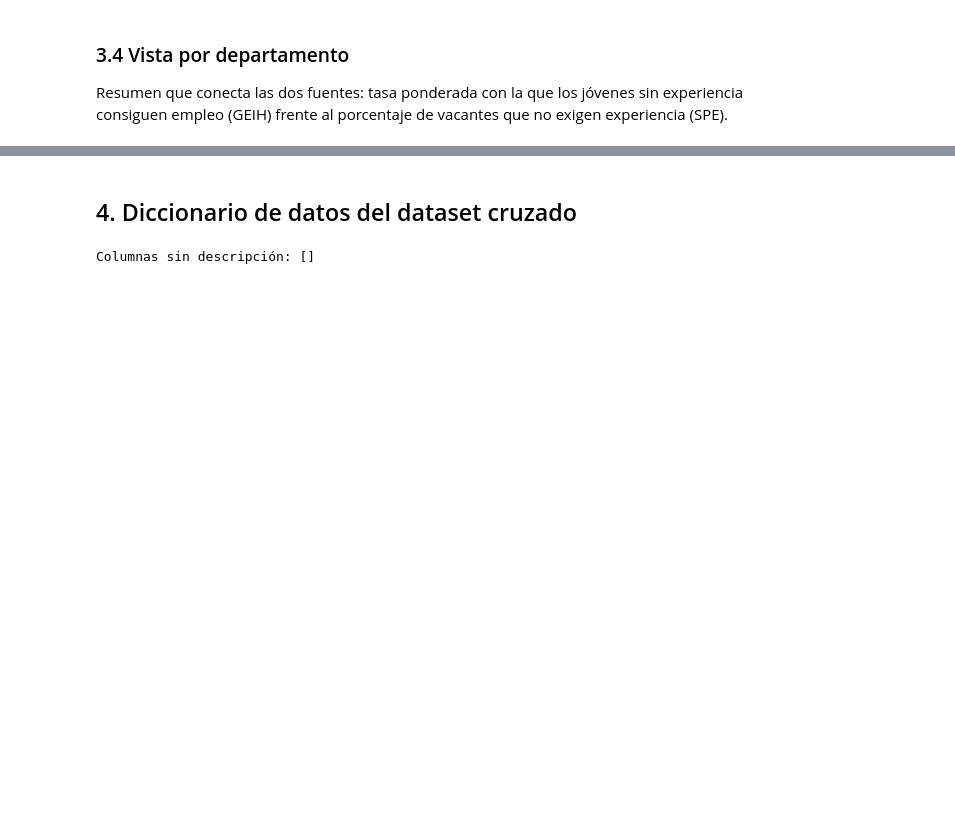
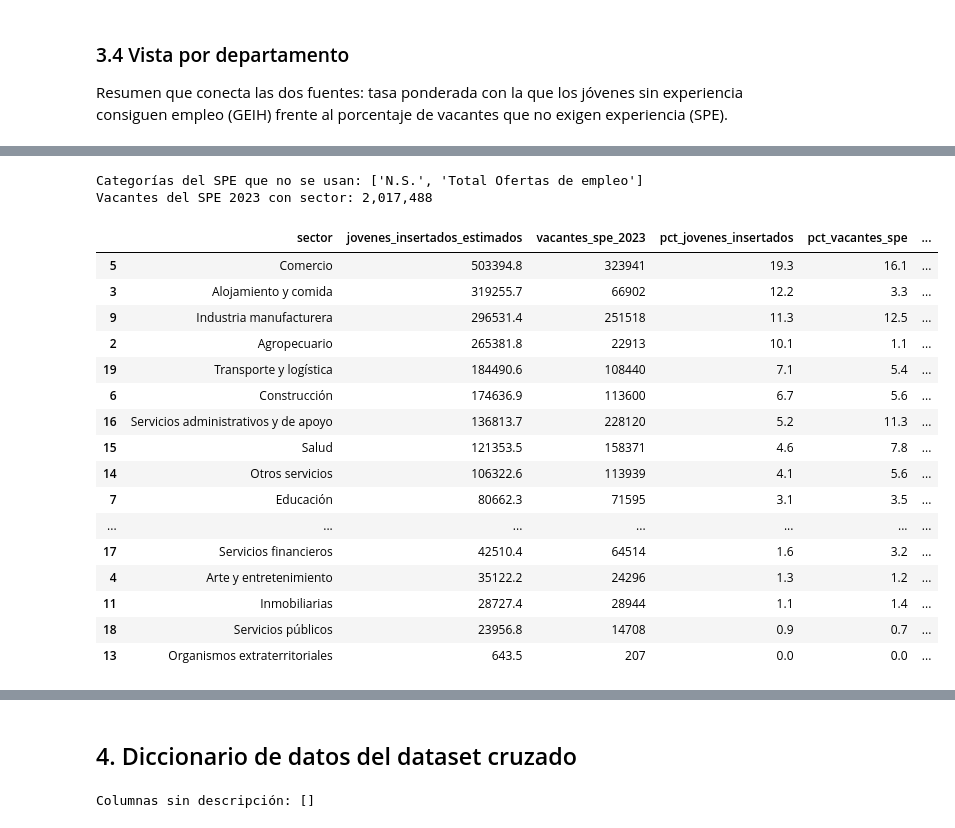
Before and after one commit to samuelvelez1003/Busqueda-Empleo, a Jupyter notebook: notebooks/03_adquisicion_cruce.ipynb, the cells around one changed output, grey strips where cells are left out. Cells and saved outputs as stored; diff of their text form; code cells hidden in the pictures; blank space fills up the shorter version.

```diff
--- a/notebooks/03_adquisicion_cruce.ipynb
+++ b/notebooks/03_adquisicion_cruce.ipynb
@@ -339,0 +370,51 @@ corr
+# %%
+# Sección CIIU del SPE → sector de la GEIH (misma agrupación de 02_limpieza)
+SECCION_A_SECTOR = {
+    "A": "Agropecuario", "B": "Minería", "C": "Industria manufacturera", "D": "Servicios públicos",
+    "E": "Servicios públicos", "F": "Construcción", "G": "Comercio", "H": "Transporte y logística",
+    "I": "Alojamiento y comida", "J": "Información y comunicaciones (TIC)", "K": "Servicios financieros",
+    "L": "Inmobiliarias", "M": "Actividades profesionales", "N": "Servicios administrativos y de apoyo",
+    "O": "Administración pública", "P": "Educación", "Q": "Salud", "R": "Arte y entretenimiento",
+    "S": "Otros servicios", "T": "Hogares como empleadores", "U": "Organismos extraterritoriales"}
+
+spe_sec = leer_hoja_spe("Sectores")
+spe_sec["sector"] = spe_sec["categoria"].str.replace("SECCIÓN", "").str.strip().map(SECCION_A_SECTOR)
+# N.S. = no especifica sector; Total Ofertas de empleo = subtotal. Ninguna de las dos se usa
+print("Categorías del SPE que no se usan:", list(spe_sec.loc[spe_sec["sector"].isna(), "categoria"].unique()))
+
+insertados = cruzado[cruzado["consiguio_empleo"] == 1]
+
+sectores = pd.DataFrame({
+    "jovenes_insertados_estimados": insertados.groupby("sector")["factor_expansion"].sum(),
+    "vacantes_spe_2023": spe_sec.groupby("sector")["vacantes"].sum(),
+}).fillna(0)
+sectores["pct_jovenes_insertados"] = sectores["jovenes_insertados_estimados"] / sectores["jovenes_insertados_estimados"].sum() * 100
+sectores["pct_vacantes_spe"] = sectores["vacantes_spe_2023"] / sectores["vacantes_spe_2023"].sum() * 100
+# > 0: el sector emplea más jóvenes de lo que pesa en las vacantes del SPE (empleo que no pasa por el SPE, informalidad…)
+sectores["diferencia_pp"] = sectores["pct_jovenes_insertados"] - sectores["pct_vacantes_spe"]
+sectores = (sectores.rename_axis("sector").reset_index()
+                    .sort_values("pct_jovenes_insertados", ascending=False)
+                    .round(1))
+
+print(f"Vacantes del SPE 2023 con sector: {sectores['vacantes_spe_2023'].sum():,.0f}")
+sectores
+# %% [output]
+Categorías del SPE que no se usan: ['N.S.', 'Total Ofertas de empleo']
+Vacantes del SPE 2023 con sector: 2,017,488
+|  | sector | jovenes_insertados_estimados | vacantes_spe_2023 | pct_jovenes_insertados | pct_vacantes_spe | ... |
+| 5 | Comercio | 503394.8 | 323941 | 19.3 | 16.1 | ... |
+| 3 | Alojamiento y comida | 319255.7 | 66902 | 12.2 | 3.3 | ... |
+| 9 | Industria manufacturera | 296531.4 | 251518 | 11.3 | 12.5 | ... |
+| 2 | Agropecuario | 265381.8 | 22913 | 10.1 | 1.1 | ... |
+| 19 | Transporte y logística | 184490.6 | 108440 | 7.1 | 5.4 | ... |
+| 6 | Construcción | 174636.9 | 113600 | 6.7 | 5.6 | ... |
+| 16 | Servicios administrativos y de apoyo | 136813.7 | 228120 | 5.2 | 11.3 | ... |
+| 15 | Salud | 121353.5 | 158371 | 4.6 | 7.8 | ... |
+| 14 | Otros servicios | 106322.6 | 113939 | 4.1 | 5.6 | ... |
+| 7 | Educación | 80662.3 | 71595 | 3.1 | 3.5 | ... |
+| ... | ... | ... | ... | ... | ... | ... |
+| 17 | Servicios financieros | 42510.4 | 64514 | 1.6 | 3.2 | ... |
+| 4 | Arte y entretenimiento | 35122.2 | 24296 | 1.3 | 1.2 | ... |
+| 11 | Inmobiliarias | 28727.4 | 28944 | 1.1 | 1.4 | ... |
+| 18 | Servicios públicos | 23956.8 | 14708 | 0.9 | 0.7 | ... |
+| 13 | Organismos extraterritoriales | 643.5 | 207 | 0.0 | 0.0 | ... |
```
Also changed, not shown: parts of 14 cells of this notebook, 7 other files.
